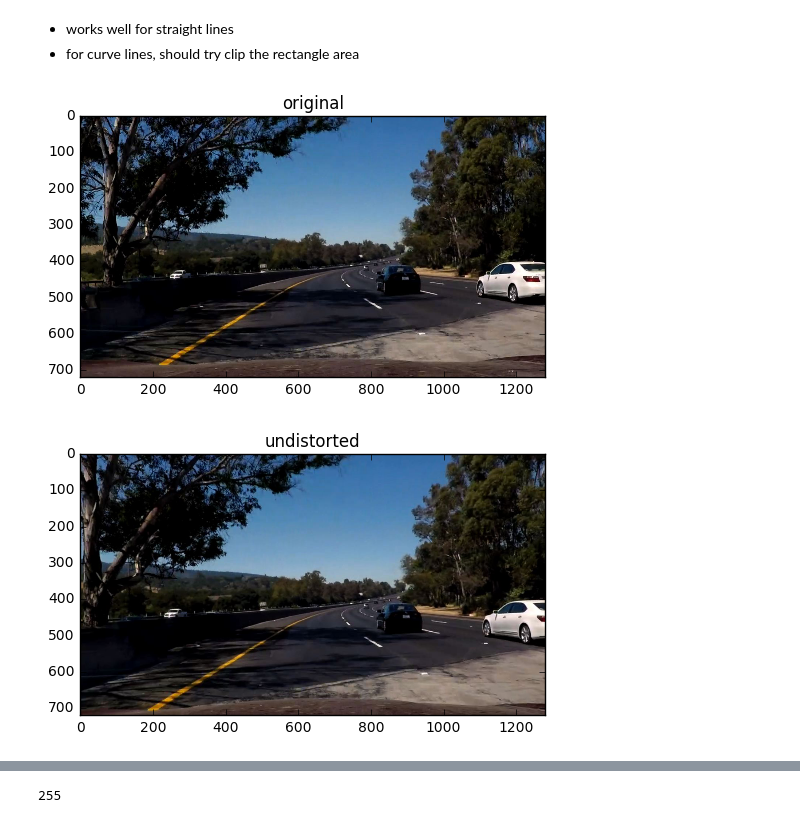
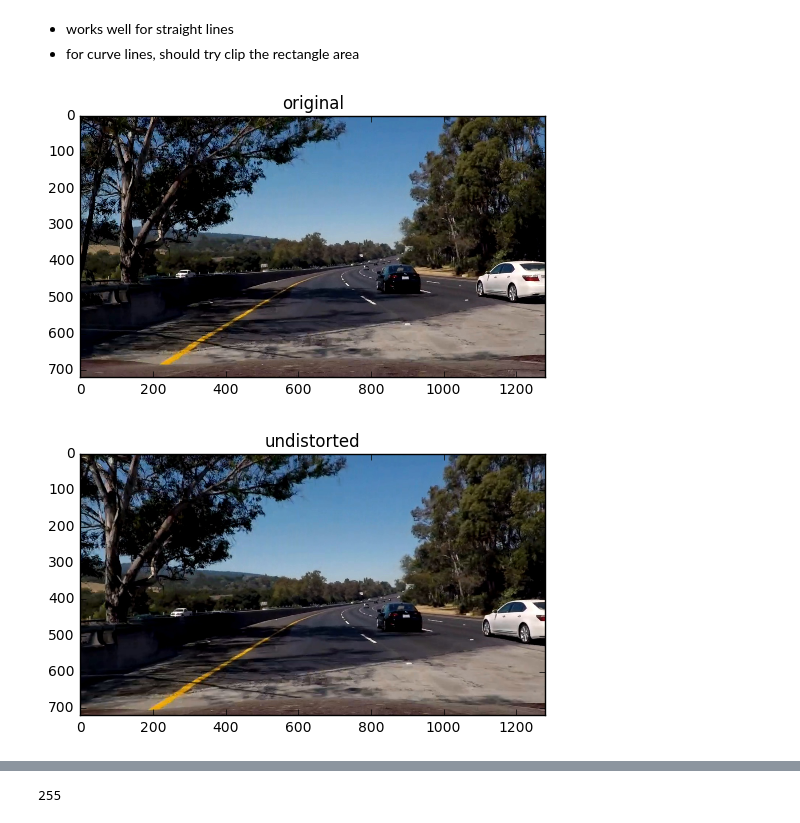
Before and after one commit to xysun/CarND-AdvancedLaneFinding-P4, a Jupyter notebook: P4 playground.ipynb, the cells around one changed output, grey strips where cells are left out. Cells and saved outputs as stored; diff of their text form; code cells hidden in the pictures.

```diff
--- a/P4 playground.ipynb
+++ b/P4 playground.ipynb
@@ -86,22 +86,22 @@ with open('calibration.pickle', 'rb') as f:  # Python 3: open(..., 'rb')
 # %%
 # test images
 %matplotlib inline
-fname = 'input_sequence/problem_input 039.jpg'
+fname = 'output_sequence/input_49.jpg'
 img = mpimg.imread(fname)
 undistorted = cv2.undistort(img, mtx, dist, None, mtx)
 
 plt.figure(1)
 plt.title('original')
 plt.imshow(img)
 
 plt.figure(2)
 plt.title('undistorted')
 plt.imshow(undistorted)
 
 plt.show()
 # %% [output]
-[figure, old version]
+[figure, new version]
-[figure, old version]
+[figure, new version]
 # %%
 # color transform and gradients
 %matplotlib inline
```
Also changed, not shown: parts of 12 cells of this notebook.
